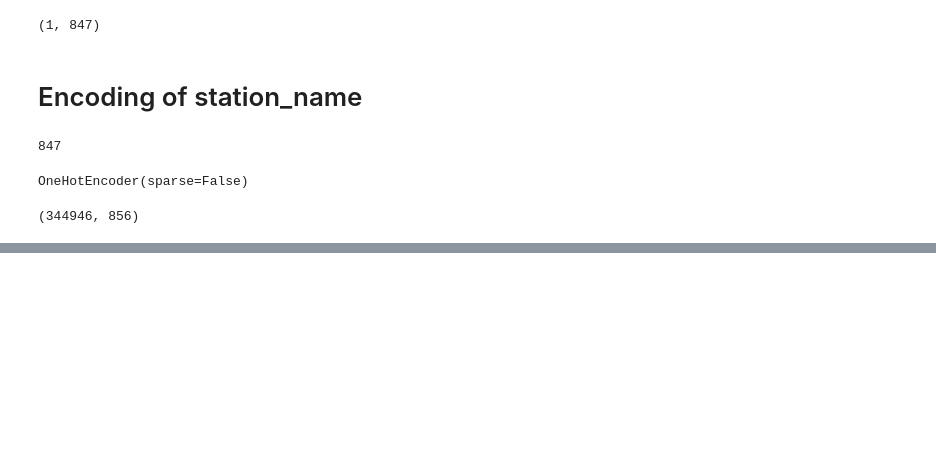
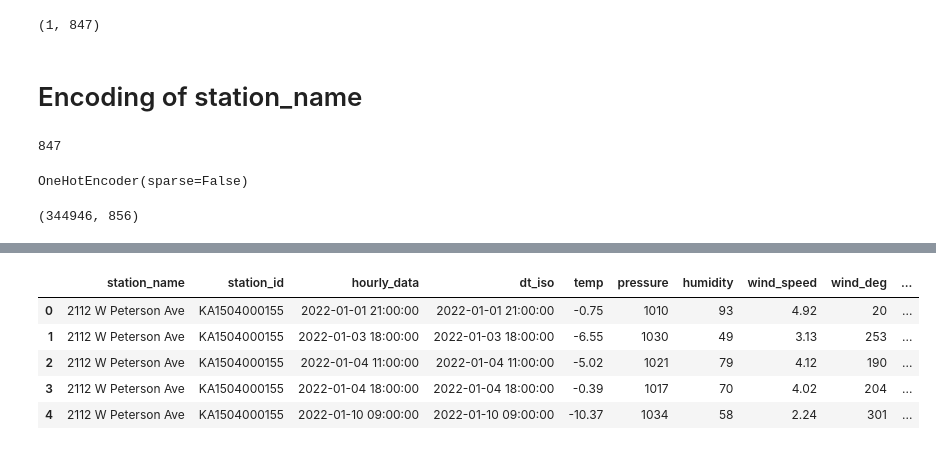
Before and after one commit to G-Dolle/DIVVY_BIKE, a Jupyter notebook: notebooks/generalize.ipynb, the cells around one changed output, grey strips where cells are left out. Drawn from its saved outputs; the diff is of its cells as text; code cells hidden in the pictures; blank space fills up the shorter version.

Commit message:
Pushing the updated packages to preprocess all stations data and add geohash encoding

```diff
--- a/notebooks/generalize.ipynb
+++ b/notebooks/generalize.ipynb
@@ -317,0 +353,14 @@ Name: nb_arrivals, dtype: float64
+# %%
+from ml_logic.data_import import get_station_data
+
+def features_target(df, target):
+    '''
+    This function creates the features and target dataframes, the latter
+    being created by identifying the target (nb_departures, nb_arrivals, ratio of the two)
+    as an argument
+    '''
+
+    features_df = df.drop(columns=["ratio","nb_departures","nb_arrivals"])
+    target_df =  df[target]
+
+    return features_df, target_df
@@ -464,3 +531,5 @@ final_preprocessor = ColumnTransformer(
         ],
         n_jobs=-1,
     )
+# %%
+features_df_complete, target_df = features_target(merged_df,target)
@@ -466,0 +546,22 @@ final_preprocessor = ColumnTransformer(
+# %%
+import pygeohash as gh
+from ml_logic.data_import import get_station_data
+
+
+def compute_geohash_stations(precision: int = 5) -> np.ndarray:
+    """
+    Add a geohash (ex: “dr5rx”) of len “precision” = 5 by default
+    corresponding to each (lon,lat) tuple, for pick-up, and drop-off
+    """
+
+    df_stations=get_station_data()
+    assert isinstance(df_stations, pd.DataFrame)
+    df_stations["geohash"] = df_stations.apply(lambda x: gh.encode(
+        x.lat, x.lon, precision=precision),
+                                    axis=1)
+    df_stations_reduced=df_stations[["name","geohash"]]
+    df_stations_reduced.rename(columns={"name":"station_name"}, inplace=True)
+    return df_stations_reduced
+# %%
+# Calling Geohash function and creating Stations Dataframe
+df_stations_reduced=compute_geohash_stations(precision=5)
@@ -466,0 +591,11 @@ final_preprocessor = ColumnTransformer(
+# %%
+# Merge divvy data & station data
+X_complete=features_df_complete.merge(df_stations_reduced,how="left",on=["station_name"])
+X_complete.head(5)
+# %% [output]
+|  | station_name | station_id | hourly_data | dt_iso | temp | pressure | humidity | wind_speed | wind_deg | ... |
+| 0 | 2112 W Peterson Ave | KA1504000155 | 2022-01-01 21:00:00 | 2022-01-01 21:00:00 | -0.75 | 1010 | 93 | 4.92 | 20 | ... |
+| 1 | 2112 W Peterson Ave | KA1504000155 | 2022-01-03 18:00:00 | 2022-01-03 18:00:00 | -6.55 | 1030 | 49 | 3.13 | 253 | ... |
+| 2 | 2112 W Peterson Ave | KA1504000155 | 2022-01-04 11:00:00 | 2022-01-04 11:00:00 | -5.02 | 1021 | 79 | 4.12 | 190 | ... |
+| 3 | 2112 W Peterson Ave | KA1504000155 | 2022-01-04 18:00:00 | 2022-01-04 18:00:00 | -0.39 | 1017 | 70 | 4.02 | 204 | ... |
+| 4 | 2112 W Peterson Ave | KA1504000155 | 2022-01-10 09:00:00 | 2022-01-10 09:00:00 | -10.37 | 1034 | 58 | 2.24 | 301 | ... |
```
Also changed, not shown: parts of 45 cells of this notebook, 3 other files.
